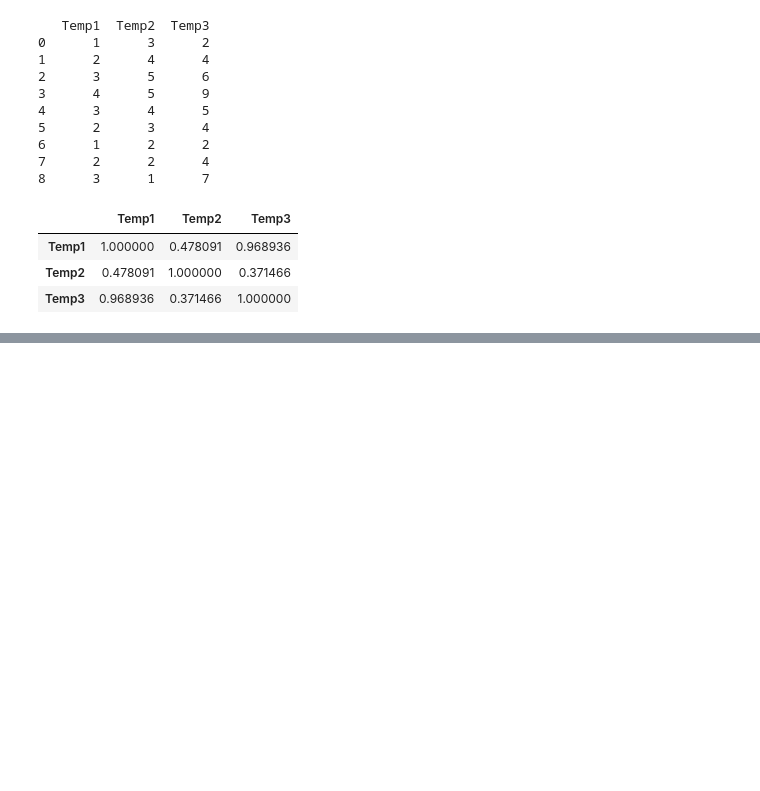
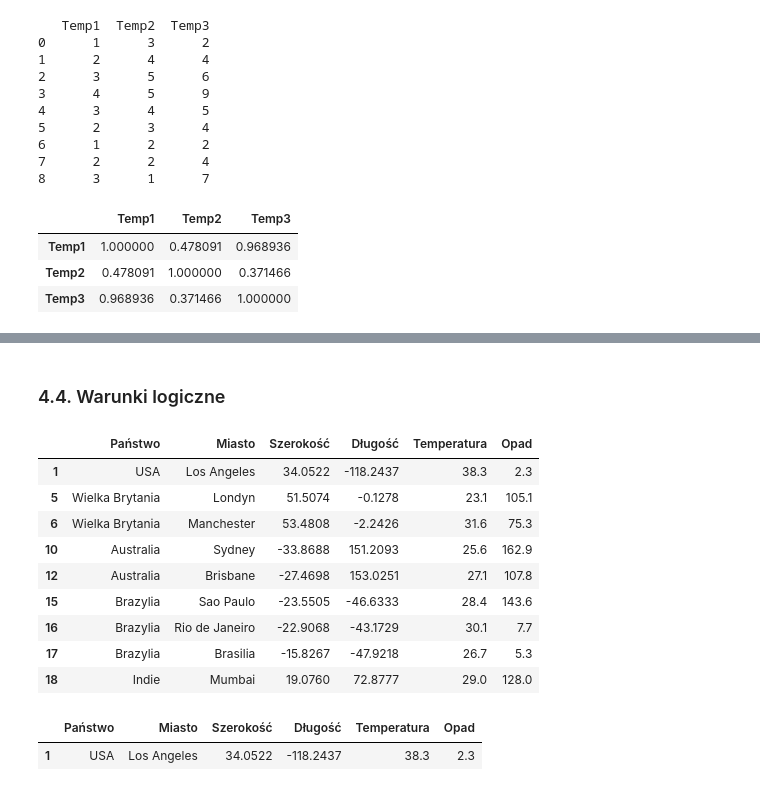
Before and after one commit to November7/AI4Youth, a Jupyter notebook: 3. Biblioteka Pandas/Python - lesson 5.ipynb, the cells around one changed output, grey strips where cells are left out. Saved outputs shown, nothing was run; the diff lists cells and outputs as text; code cells hidden in the pictures; blank space fills up the shorter version.

```diff
--- a/3. Biblioteka Pandas/Python - lesson 5.ipynb
+++ b/3. Biblioteka Pandas/Python - lesson 5.ipynb
@@ -430,0 +627,20 @@ df.corr()
+# %% [markdown]
+### 4.4. Warunki logiczne
+# %%
+all[all["Temperatura"] > 20]
+# %% [output]
+|  | Państwo | Miasto | Szerokość | Długość | Temperatura | Opad |
+| 1 | USA | Los Angeles | 34.0522 | -118.2437 | 38.3 | 2.3 |
+| 5 | Wielka Brytania | Londyn | 51.5074 | -0.1278 | 23.1 | 105.1 |
+| 6 | Wielka Brytania | Manchester | 53.4808 | -2.2426 | 31.6 | 75.3 |
+| 10 | Australia | Sydney | -33.8688 | 151.2093 | 25.6 | 162.9 |
+| 12 | Australia | Brisbane | -27.4698 | 153.0251 | 27.1 | 107.8 |
+| 15 | Brazylia | Sao Paulo | -23.5505 | -46.6333 | 28.4 | 143.6 |
+| 16 | Brazylia | Rio de Janeiro | -22.9068 | -43.1729 | 30.1 | 7.7 |
+| 17 | Brazylia | Brasilia | -15.8267 | -47.9218 | 26.7 | 5.3 |
+| 18 | Indie | Mumbai | 19.0760 | 72.8777 | 29.0 | 128.0 |
+# %%
+all[(all["Temperatura"] > 20) & (all["Państwo"] == "USA")]
+# %% [output]
+|  | Państwo | Miasto | Szerokość | Długość | Temperatura | Opad |
+| 1 | USA | Los Angeles | 34.0522 | -118.2437 | 38.3 | 2.3 |
```
Also changed, not shown: parts of 43 cells of this notebook, 13 other files.
